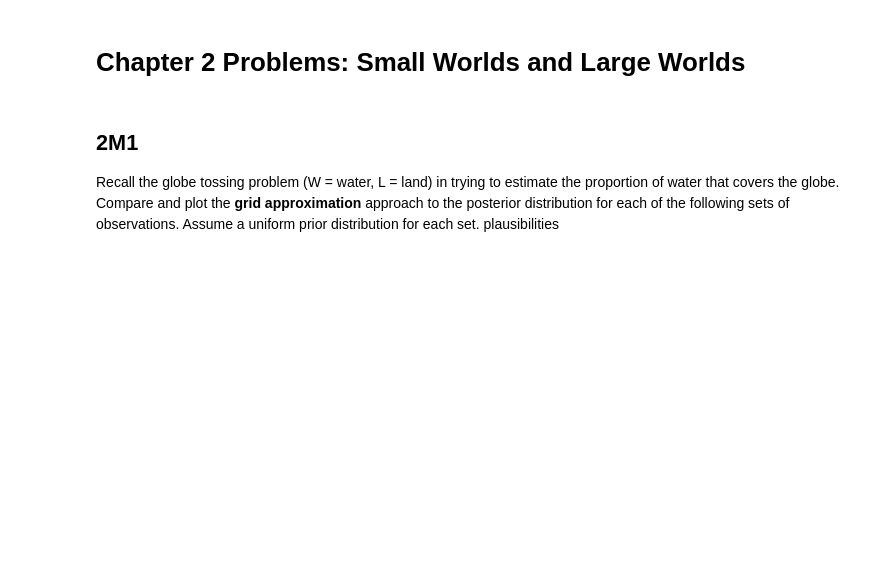
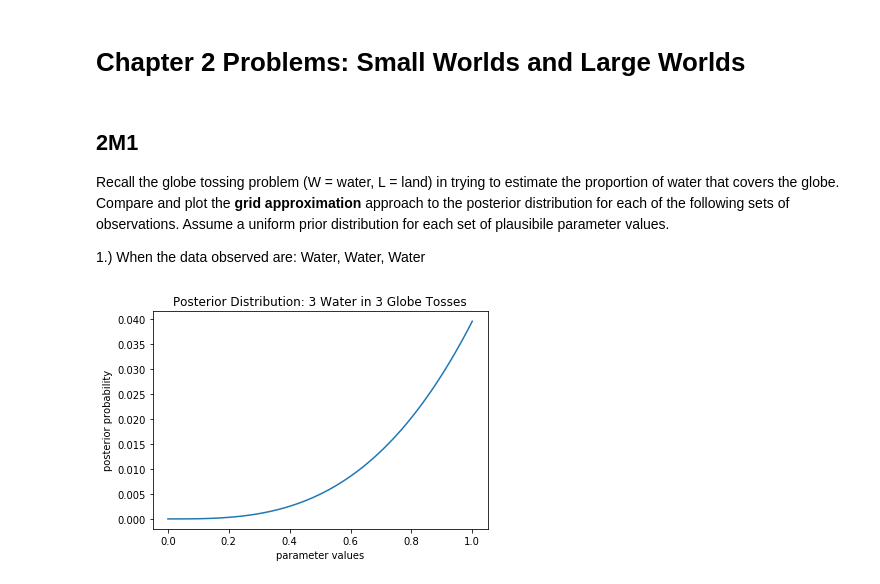
Before and after one commit to BrandonHoeft/Bayesian-Inference, a Jupyter notebook: statistical-rethinking/chapter2_problems.ipynb, the cells around one changed output. Saved outputs shown, nothing was run; the diff lists cells and outputs as text; code cells hidden in the pictures; blank space fills up the shorter version.

Commit message:
updated question 2M1 answer with code, plots

```diff
--- a/statistical-rethinking/chapter2_problems.ipynb
+++ b/statistical-rethinking/chapter2_problems.ipynb
@@ -8,21 +9,32 @@ import scipy.stats as stats
 # %% [markdown]
 ## 2M1
 
-Recall the globe tossing problem (W = water, L = land) in trying to estimate the proportion of water that covers the globe. Compare and plot the **grid approximation** approach to the posterior distribution for each of the following sets of observations. Assume a uniform prior distribution for each set. plausibilities
+Recall the globe tossing problem (W = water, L = land) in trying to estimate the proportion of water that covers the globe. Compare and plot the **grid approximation** approach to the posterior distribution for each of the following sets of observations. Assume a uniform prior distribution for each set of plausibile parameter values.
+
+1.) When the data observed are: Water, Water, Water
 # %%
-prior = np.array([1] * 100)
-plausibilities = np.linspace(0, 1, 100)
-# Set 1: W, W, W
-prior
-
 def binomial_posterior(successes=3, n_trials=3, grid_length=100):
     """Estimate the posterior distribution of set of
-    observations that can be modeled from a binomial distribution,
-    using grid approximation technique. Assumes uniform prior."""
+    observations that can be modeled as a binomial distribution
+    Use grid approximation. Assume a uniform prior."""
 
     # define 1 dimensional grid
     p_grid = np.linspace(0, 1, grid_length)
     # define uniform prior
     prior = np.array([1] * grid_length)
     # calculate the likelihood with density function.
-    stats.binom.pmf(successes, n_trials, p_grid)
+    likelihood = stats.binom.pmf(successes, n_trials, p_grid)
+    # estimate the posterior: P(p_grid | data)
+    posterior = likelihood * prior / sum(likelihood * prior)
+    return p_grid, posterior
+
+
+
+p_grid, posterior = binomial_posterior()
+plt.plot(p_grid, posterior)
+plt.title('Posterior Distribution: 3 Water in 3 Globe Tosses')
+plt.ylabel('posterior probability')
+plt.xlabel('parameter values')
+plt.show()
+# %% [output]
+[figure, added]
```
Also changed, not shown: parts of 6 cells of this notebook.
